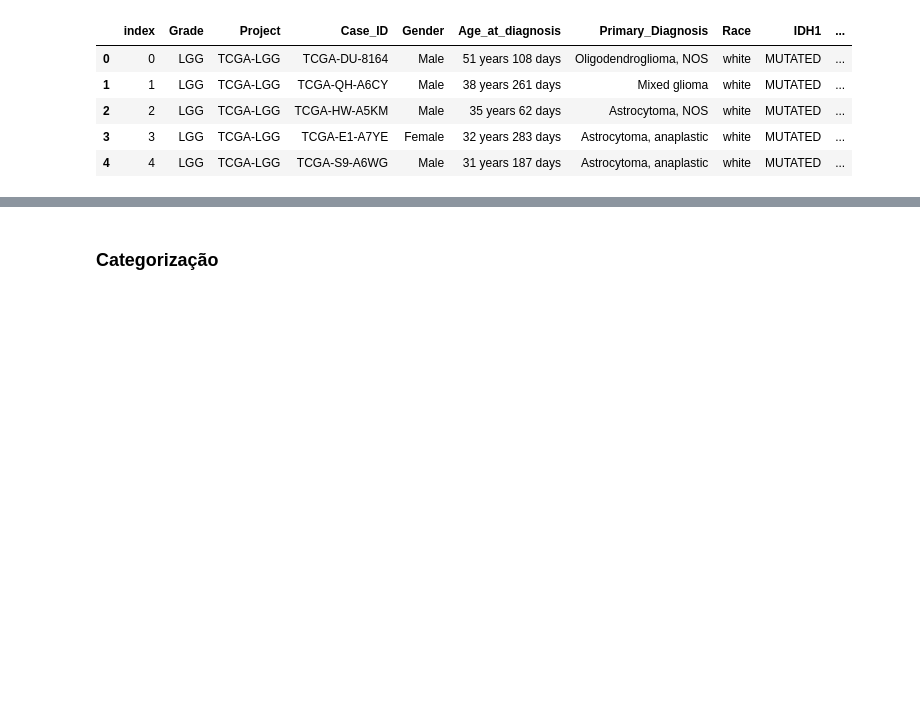
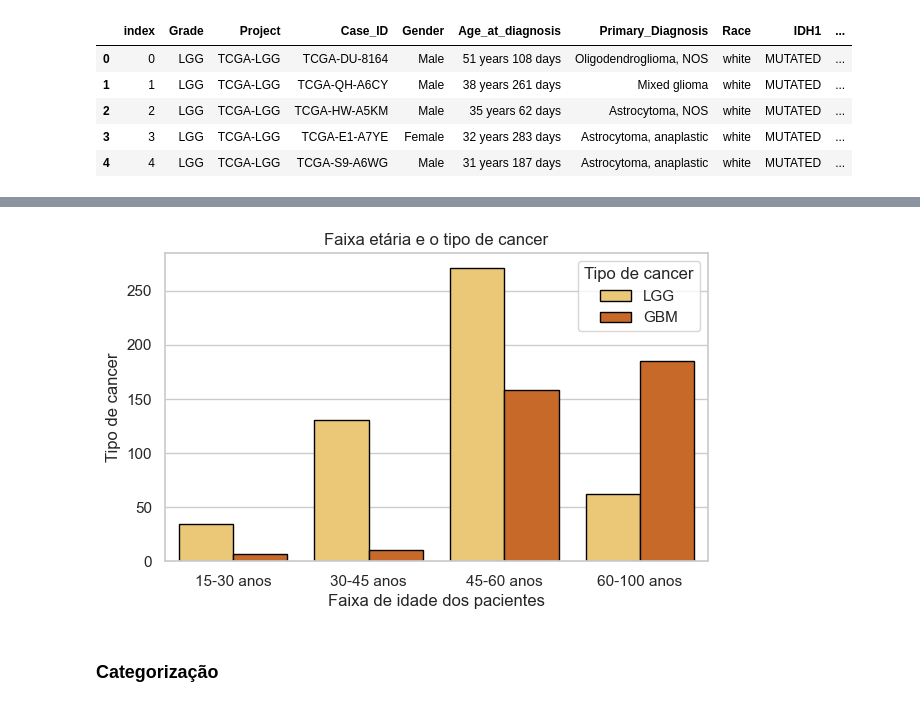
Before and after one commit to stefaneadna/Glioma-Grading-Clinical, a Jupyter notebook: analise.ipynb, the cells around one changed output, grey strips where cells are left out. Saved outputs shown, nothing was run; the diff lists cells and outputs as text; code cells hidden in the pictures; blank space fills up the shorter version.

```diff
--- a/analise.ipynb
+++ b/analise.ipynb
@@ -120,3 +158,19 @@ df.head(5)
+# %%
+sns.set(style="whitegrid")
+plt.figure(figsize=(7,4))
+sns.countplot(x='group_age',
+              data = df,
+              hue='Grade',
+              palette='YlOrBr',
+              edgecolor = "black",
+              order=['15-30 anos','30-45 anos','45-60 anos','60-100 anos'])
+plt.xlabel("Faixa de idade dos pacientes")
+plt.ylabel("Tipo de cancer")
+plt.title("Faixa etária e o tipo de cancer")
+plt.legend(title='Tipo de cancer', loc='upper right', labels=['LGG', 'GBM'])
+plt.show()
+# %% [output]
+[figure, added]
 # %% [markdown]
 ### Categorização
 # %% [markdown]
```
Also changed, not shown: parts of 10 cells of this notebook.
